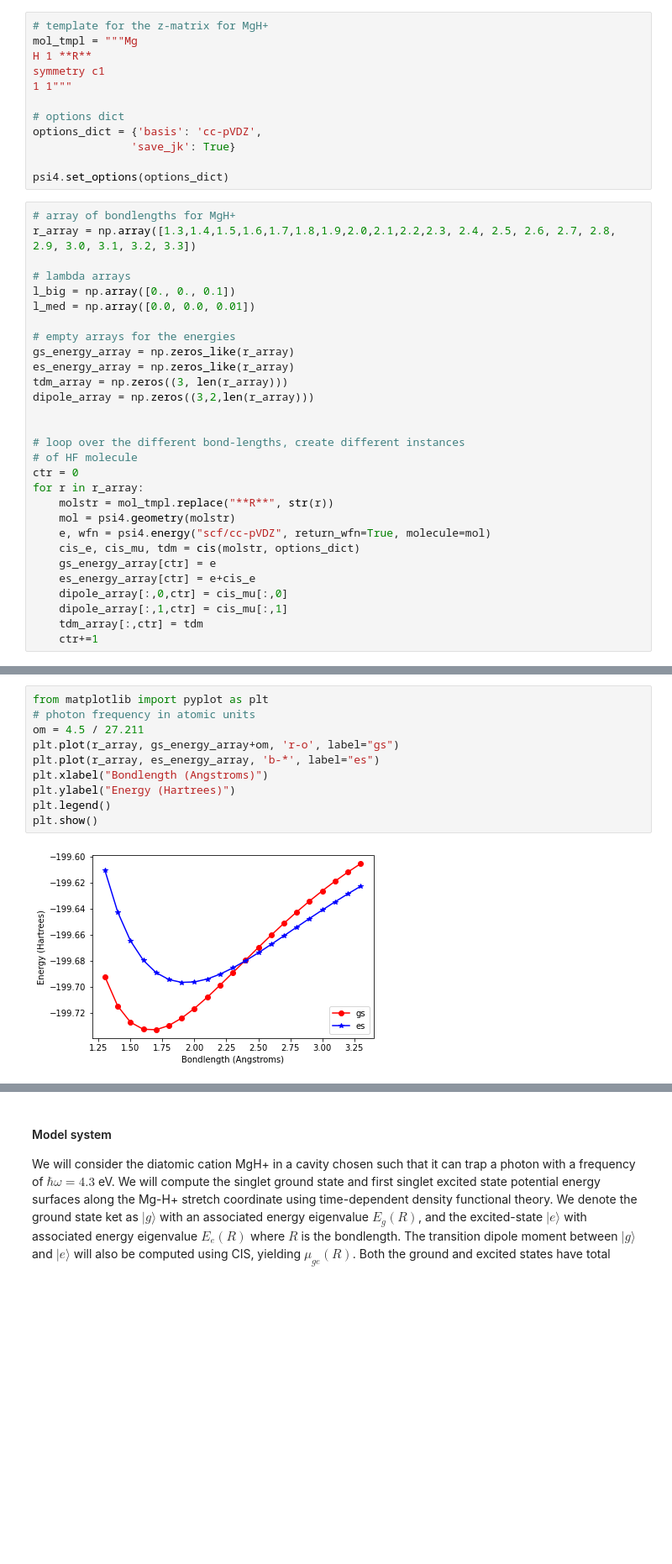
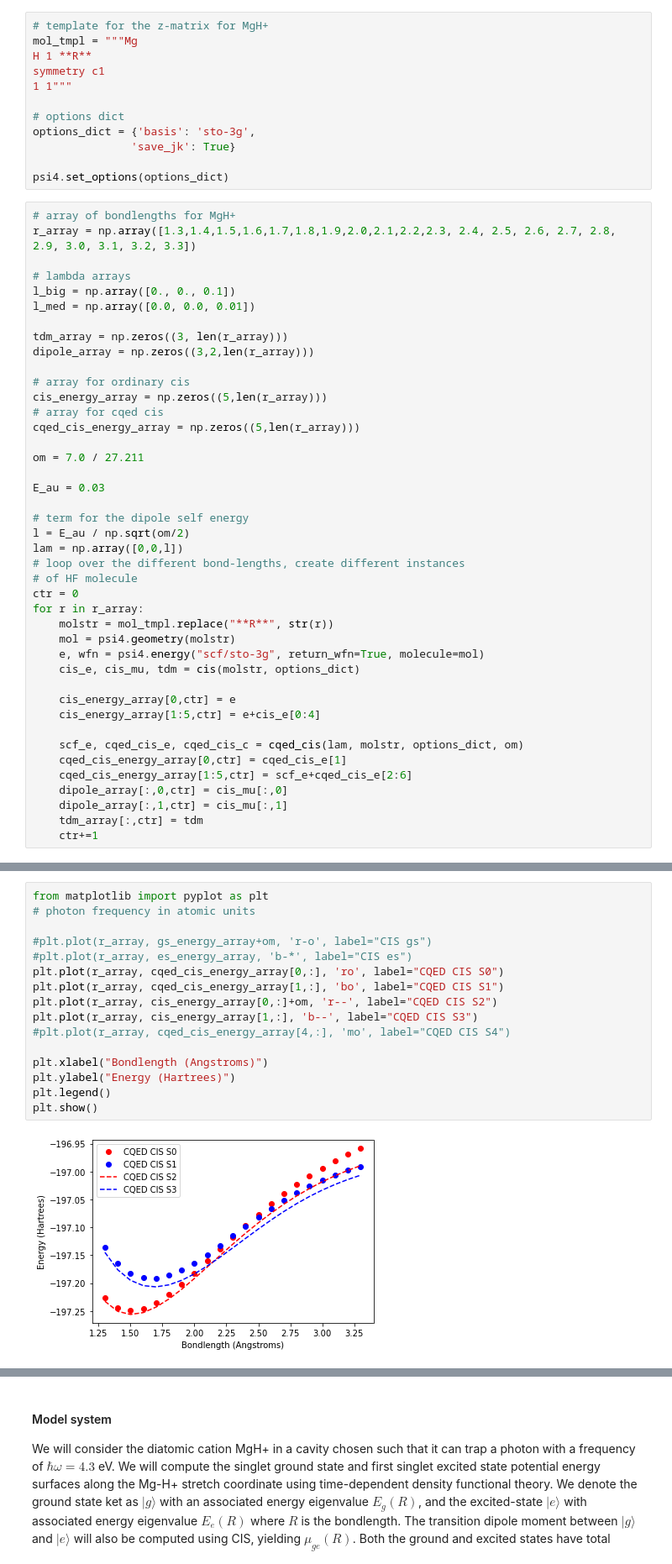
Before and after one commit to FoleyLab/SCF, a Jupyter notebook: polaritonic_and_more/mgh_exploration.ipynb, the cells around one changed output, grey strips where cells are left out. Shown at 84% size. Cells and saved outputs as stored; diff of their text form; blank space fills up the shorter version.

```diff
--- a/polaritonic_and_more/mgh_exploration.ipynb
+++ b/polaritonic_and_more/mgh_exploration.ipynb
@@ -34,7 +35,7 @@ symmetry c1
 1 1"""
 
 # options dict
-options_dict = {'basis': 'cc-pVDZ',
+options_dict = {'basis': 'sto-3g',
                'save_jk': True}
 
 psi4.set_options(options_dict)
@@ -46,23 +47,36 @@ r_array = np.array([1.3,1.4,1.5,1.6,1.7,1.8,1.9,2.0,2.1,2.2,2.3, 2.4, 2.5, 2.6,
 l_big = np.array([0., 0., 0.1])
 l_med = np.array([0.0, 0.0, 0.01])
 
-# empty arrays for the energies
-gs_energy_array = np.zeros_like(r_array)
-es_energy_array = np.zeros_like(r_array)
 tdm_array = np.zeros((3, len(r_array)))
 dipole_array = np.zeros((3,2,len(r_array)))
 
+# array for ordinary cis
+cis_energy_array = np.zeros((5,len(r_array)))
+# array for cqed cis
+cqed_cis_energy_array = np.zeros((5,len(r_array)))
 
+om = 7.0 / 27.211
+
+E_au = 0.03
+
+# term for the dipole self energy
+l = E_au / np.sqrt(om/2)
+lam = np.array([0,0,l])
 # loop over the different bond-lengths, create different instances
 # of HF molecule
 ctr = 0
 for r in r_array:
     molstr = mol_tmpl.replace("**R**", str(r))
     mol = psi4.geometry(molstr)
-    e, wfn = psi4.energy("scf/cc-pVDZ", return_wfn=True, molecule=mol)
+    e, wfn = psi4.energy("scf/sto-3g", return_wfn=True, molecule=mol)
     cis_e, cis_mu, tdm = cis(molstr, options_dict)
-    gs_energy_array[ctr] = e
-    es_energy_array[ctr] = e+cis_e
+
+    cis_energy_array[0,ctr] = e
+    cis_energy_array[1:5,ctr] = e+cis_e[0:4]
+
+    scf_e, cqed_cis_e, cqed_cis_c = cqed_cis(lam, molstr, options_dict, om)
+    cqed_cis_energy_array[0,ctr] = cqed_cis_e[1]
+    cqed_cis_energy_array[1:5,ctr] = scf_e+cqed_cis_e[2:6]
     dipole_array[:,0,ctr] = cis_mu[:,0]
     dipole_array[:,1,ctr] = cis_mu[:,1]
     tdm_array[:,ctr] = tdm
@@ -88,15 +102,21 @@ scf energy is -199.7705981644308
 # %%
 from matplotlib import pyplot as plt
 # photon frequency in atomic units
-om = 4.5 / 27.211
-plt.plot(r_array, gs_energy_array+om, 'r-o', label="gs")
-plt.plot(r_array, es_energy_array, 'b-*', label="es")
+
+#plt.plot(r_array, gs_energy_array+om, 'r-o', label="CIS gs")
+#plt.plot(r_array, es_energy_array, 'b-*', label="CIS es")
+plt.plot(r_array, cqed_cis_energy_array[0,:], 'ro', label="CQED CIS S0")
+plt.plot(r_array, cqed_cis_energy_array[1,:], 'bo', label="CQED CIS S1")
+plt.plot(r_array, cis_energy_array[0,:]+om, 'r--', label="CQED CIS S2")
+plt.plot(r_array, cis_energy_array[1,:], 'b--', label="CQED CIS S3")
+#plt.plot(r_array, cqed_cis_energy_array[4,:], 'mo', label="CQED CIS S4")
+
 plt.xlabel("Bondlength (Angstroms)")
 plt.ylabel("Energy (Hartrees)")
 plt.legend()
 plt.show()
 # %% [output]
-[figure, old version]
+[figure, new version]
 # %%
 from matplotlib import pyplot as plt
 plt.plot(r_array, dipole_array[2,0,:], 'r-o', label="<mu>_g")
```
Also changed, not shown: parts of 5 cells of this notebook, 2 other files.
